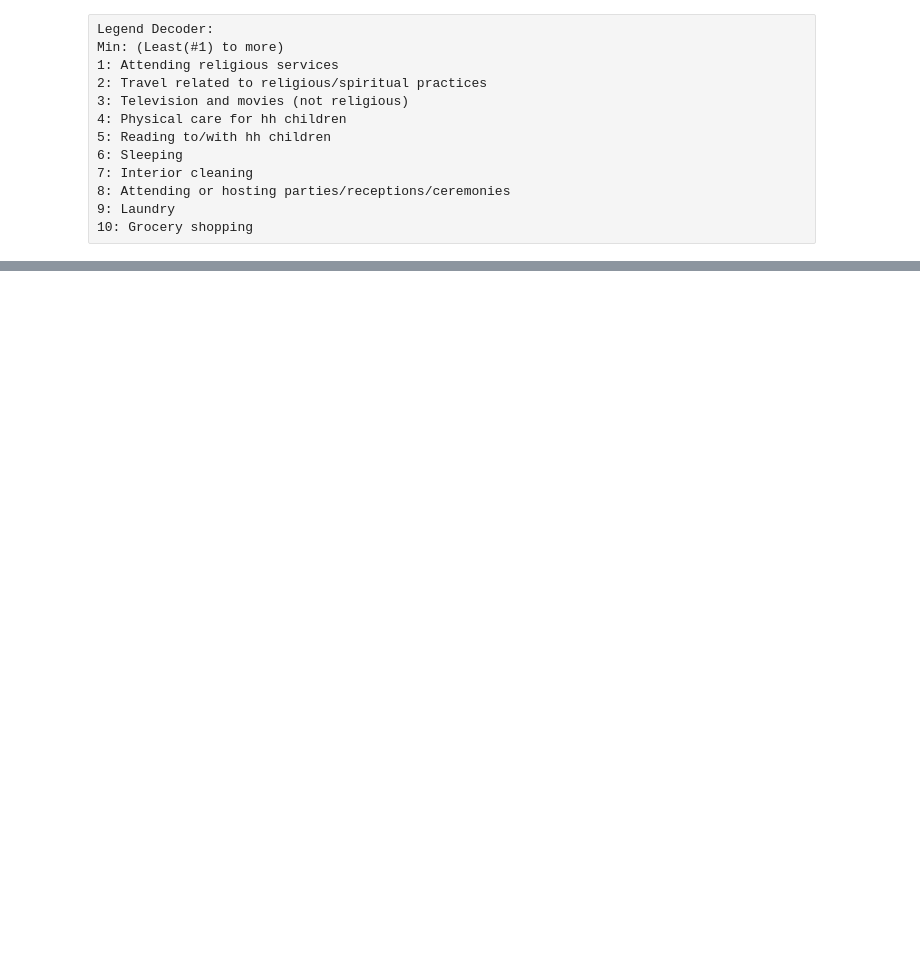
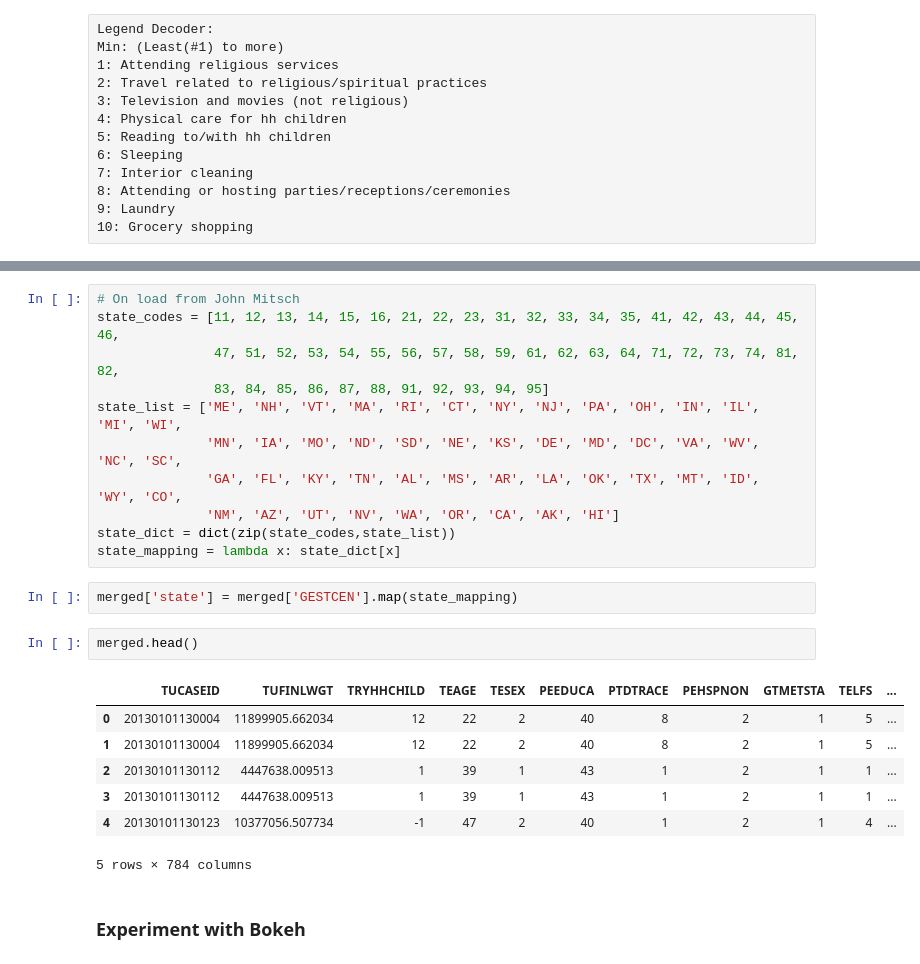
Before and after one commit to tiyd-python-2015-01/atus-analysis, a Jupyter notebook: atus-analysis.ipynb, the cells around one changed output, grey strips where cells are left out. Drawn from its saved outputs; the diff is of its cells as text; blank space fills up the shorter version.

Commit message:
Messed with Bokeh Library.

```diff
--- a/atus-analysis.ipynb
+++ b/atus-analysis.ipynb
@@ -399,0 +446,25 @@ Min: (Least(#1) to more)
+# %%
+# On load from John Mitsch
+state_codes = [11, 12, 13, 14, 15, 16, 21, 22, 23, 31, 32, 33, 34, 35, 41, 42, 43, 44, 45, 46,
+               47, 51, 52, 53, 54, 55, 56, 57, 58, 59, 61, 62, 63, 64, 71, 72, 73, 74, 81, 82,
+               83, 84, 85, 86, 87, 88, 91, 92, 93, 94, 95]
+state_list = ['ME', 'NH', 'VT', 'MA', 'RI', 'CT', 'NY', 'NJ', 'PA', 'OH', 'IN', 'IL', 'MI', 'WI',
+              'MN', 'IA', 'MO', 'ND', 'SD', 'NE', 'KS', 'DE', 'MD', 'DC', 'VA', 'WV', 'NC', 'SC',
+              'GA', 'FL', 'KY', 'TN', 'AL', 'MS', 'AR', 'LA', 'OK', 'TX', 'MT', 'ID', 'WY', 'CO',
+              'NM', 'AZ', 'UT', 'NV', 'WA', 'OR', 'CA', 'AK', 'HI']
+state_dict = dict(zip(state_codes,state_list))
+state_mapping = lambda x: state_dict[x]
+# %%
+merged['state'] = merged['GESTCEN'].map(state_mapping)
+# %%
+merged.head()
+# %% [output]
+|  | TUCASEID | TUFINLWGT | TRYHHCHILD | TEAGE | TESEX | PEEDUCA | PTDTRACE | PEHSPNON | GTMETSTA | TELFS | ... |
+| 0 | 20130101130004 | 11899905.662034 | 12 | 22 | 2 | 40 | 8 | 2 | 1 | 5 | ... |
+| 1 | 20130101130004 | 11899905.662034 | 12 | 22 | 2 | 40 | 8 | 2 | 1 | 5 | ... |
+| 2 | 20130101130112 | 4447638.009513 | 1 | 39 | 1 | 43 | 1 | 2 | 1 | 1 | ... |
+| 3 | 20130101130112 | 4447638.009513 | 1 | 39 | 1 | 43 | 1 | 2 | 1 | 1 | ... |
+| 4 | 20130101130123 | 10377056.507734 | -1 | 47 | 2 | 40 | 1 | 2 | 1 | 4 | ... |
+5 rows × 784 columns
+# %% [markdown]
+### Experiment with Bokeh
```
Also changed, not shown: parts of 20 cells of this notebook.
